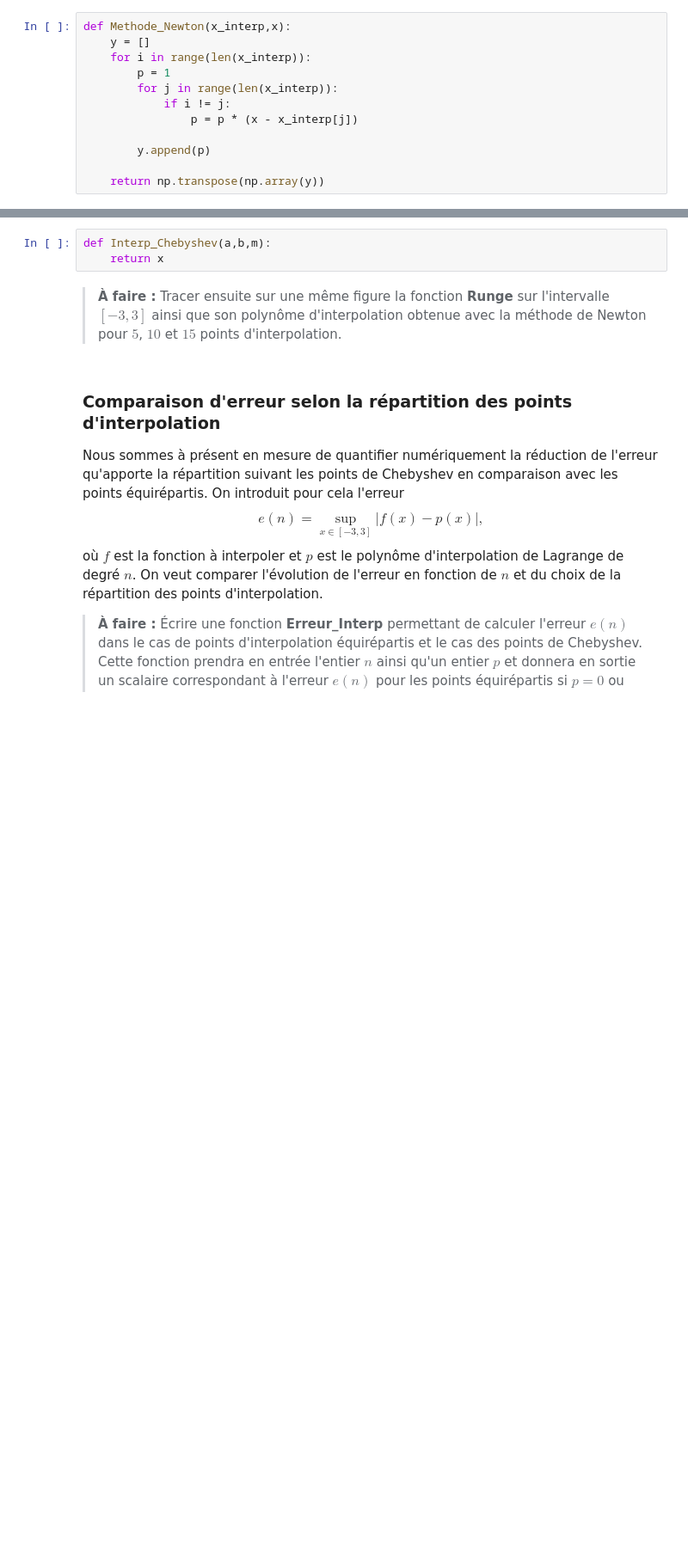
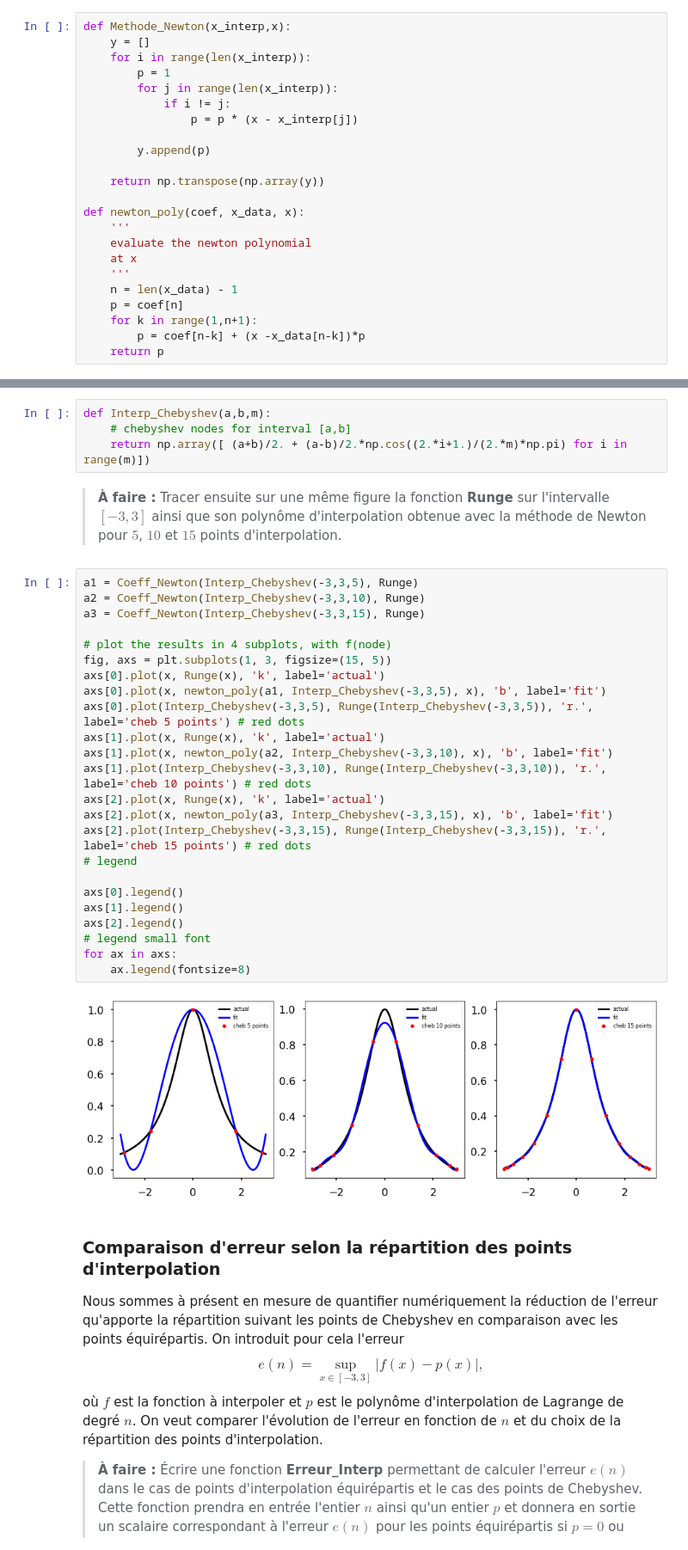
Before and after one commit to Mstrdav/TP_AN_OPTI, a Jupyter notebook: TP3_Notebook.ipynb, the cells around one changed output, grey strips where cells are left out. Shown at 86% size. Cells and saved outputs as stored; diff of their text form; blank space fills up the shorter version.

```diff
--- a/TP3_Notebook.ipynb
+++ b/TP3_Notebook.ipynb
@@ -163,5 +163,16 @@ def Methode_Newton(x_interp,x):
         y.append(p)
 
     return np.transpose(np.array(y))
+
+def newton_poly(coef, x_data, x):
+    '''
+    evaluate the newton polynomial
+    at x
+    '''
+    n = len(x_data) - 1
+    p = coef[n]
+    for k in range(1,n+1):
+        p = coef[n-k] + (x -x_data[n-k])*p
+    return p
 # %% [markdown]
 >**À faire :** Écrire une fonction **Coeff_Newton** qui permet de calculer les coefficients $(z_j)_{0\leq j\leq n}$ en résolvant le système triangulaire inférieur par un algorithme de descente. Cette fonction prendra en entrée le vecteur $x\_interp$ des points d'interpolation ainsi que la fonction $f$ à interpoler et rendra le vecteur $z$ des coefficients.
@@ -187,11 +237,38 @@ x_j = \frac{a+b}2 + \frac{a-b}2 y_j,
 $$
 
 >**À faire :** Implémenter une fonction **Interp_Chebyshev** qui prend en arguments d'entrée les valeurs $a$ et $b$ (qui définissent l'intervalle d'interpolation) ainsi que $m$ de manière à retourner un vecteur $x$ de $m$ points d'interpolations répartis selon les points de Chebyshev sur $[a,b]$.
-# %%
-def Interp_Chebyshev(a,b,m):
-    return x
+# %%
+def Interp_Chebyshev(a,b,m):
+    # chebyshev nodes for interval [a,b]
+    return np.array([ (a+b)/2. + (a-b)/2.*np.cos((2.*i+1.)/(2.*m)*np.pi) for i in range(m)])
 # %% [markdown]
 >**À faire :** Tracer ensuite sur une même figure la fonction **Runge** sur l'intervalle $[-3,3]$ ainsi que son polynôme d'interpolation obtenue avec la méthode de Newton pour $5$, $10$ et $15$ points d'interpolation.
+# %%
+a1 = Coeff_Newton(Interp_Chebyshev(-3,3,5), Runge)
+a2 = Coeff_Newton(Interp_Chebyshev(-3,3,10), Runge)
+a3 = Coeff_Newton(Interp_Chebyshev(-3,3,15), Runge)
+
+# plot the results in 4 subplots, with f(node)
+fig, axs = plt.subplots(1, 3, figsize=(15, 5))
+axs[0].plot(x, Runge(x), 'k', label='actual')
+axs[0].plot(x, newton_poly(a1, Interp_Chebyshev(-3,3,5), x), 'b', label='fit')
+axs[0].plot(Interp_Chebyshev(-3,3,5), Runge(Interp_Chebyshev(-3,3,5)), 'r.', label='cheb 5 points') # red dots
+axs[1].plot(x, Runge(x), 'k', label='actual')
+axs[1].plot(x, newton_poly(a2, Interp_Chebyshev(-3,3,10), x), 'b', label='fit')
+axs[1].plot(Interp_Chebyshev(-3,3,10), Runge(Interp_Chebyshev(-3,3,10)), 'r.', label='cheb 10 points') # red dots
+axs[2].plot(x, Runge(x), 'k', label='actual')
+axs[2].plot(x, newton_poly(a3, Interp_Chebyshev(-3,3,15), x), 'b', label='fit')
+axs[2].plot(Interp_Chebyshev(-3,3,15), Runge(Interp_Chebyshev(-3,3,15)), 'r.', label='cheb 15 points') # red dots
+# legend
+
+axs[0].legend()
+axs[1].legend()
+axs[2].legend()
+# legend small font
+for ax in axs:
+    ax.legend(fontsize=8)
+# %% [output]
+[figure, added]
 # %% [markdown]
 ### Comparaison d'erreur selon la répartition des points d'interpolation
 
```
Also changed, not shown: parts of 6 cells of this notebook.
